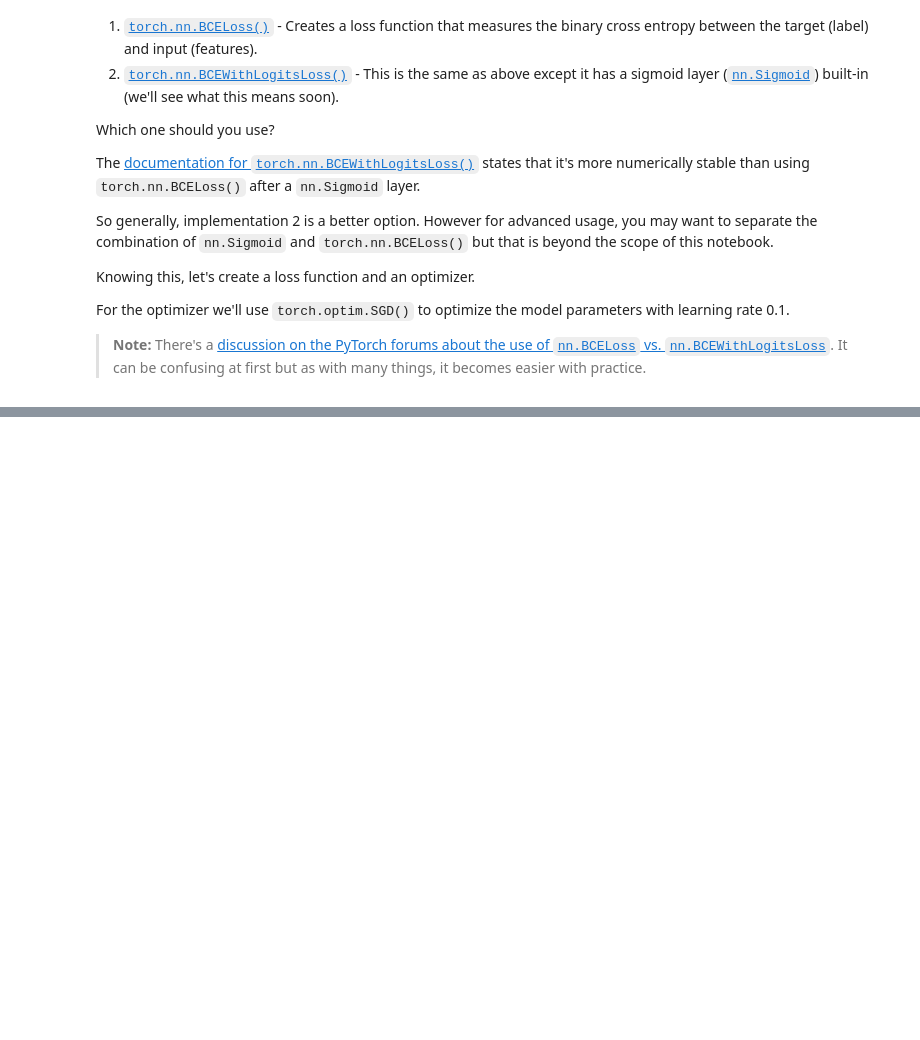
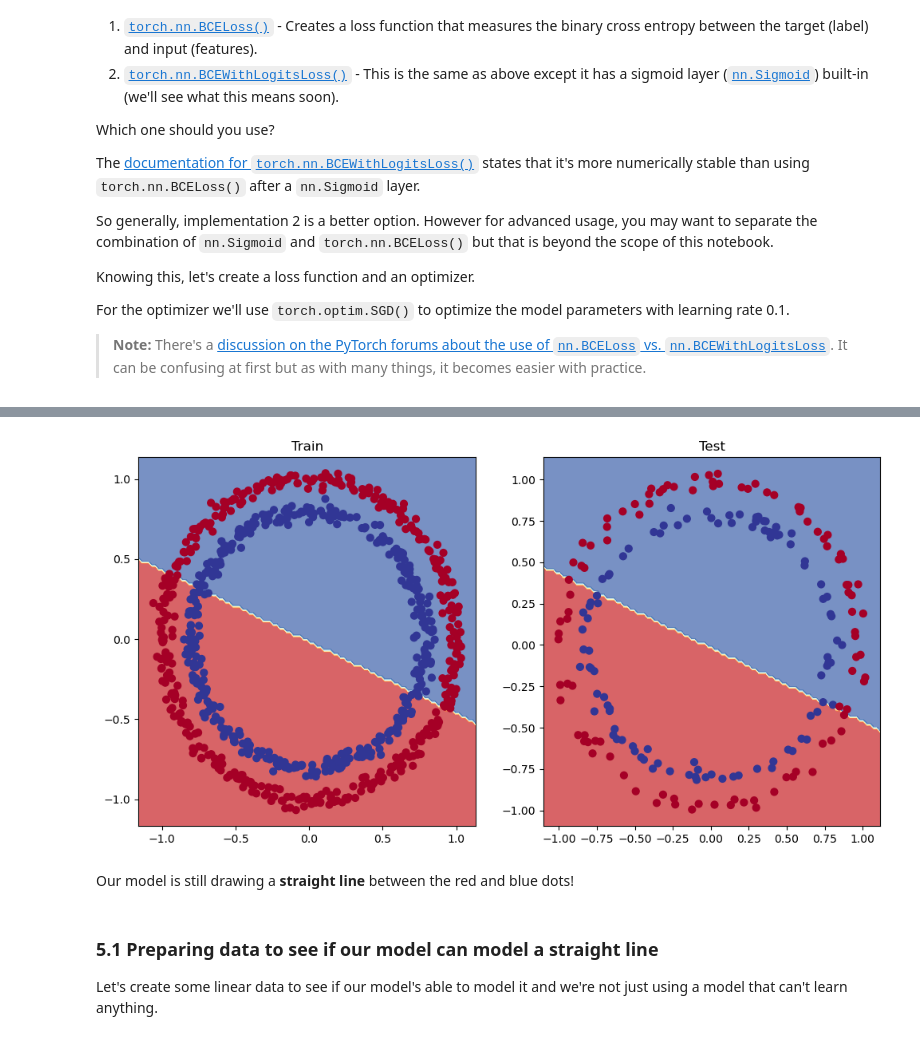
Before and after one commit to youssef-omarrr/Machine-and-deep-learning, a Jupyter notebook: Chapter 2/02_pytorch_classification.ipynb, the cells around one changed output, grey strips where cells are left out. Cells and saved outputs as stored; diff of their text form; code cells hidden in the pictures; blank space fills up the shorter version.

```diff
--- a/Chapter 2/02_pytorch_classification.ipynb
+++ b/Chapter 2/02_pytorch_classification.ipynb
@@ -368,0 +495,15 @@ def accuracy_fn(y_true, y_pred):
+# %%
+import requests
+from pathlib import Path
+
+# Download helper functions from Learn PyTorch repo (if not already downloaded)
+if Path("helper_functions.py").is_file():
+  print("helper_functions.py already exists, skipping download")
+else:
+  print("Downloading helper_functions.py")
+  # in requests.get it has to be link to the *raw* code
+  request = requests.get("https://raw.githubusercontent.com/mrdbourke/pytorch-deep-learning/main/helper_functions.py")
+  with open("helper_functions.py", "wb") as f:
+    f.write(request.content)
+
+from helper_functions import plot_predictions, plot_decision_boundary
@@ -368,0 +557,13 @@ def accuracy_fn(y_true, y_pred):
+# %%
+class CircleModelV1(nn.Module):
+    def __init__(self):
+        super().__init__()
+        self.layer1 = nn.Linear(in_features=2, out_features=16) # more hidden units
+        self.layer2 = nn.Linear(in_features=16, out_features=16)
+        self.layer3 = nn.Linear(in_features=16, out_features=1) # extra layer
+
+    def forward(self, X):
+        return self.layer3(self.layer2(self.layer1(X)))
+
+model_1 = CircleModelV1().to(device)
+model_1
@@ -368,0 +576,4 @@ def accuracy_fn(y_true, y_pred):
+# %%
+# Don't forget to update optimizer to the new model
+optimizer = torch.optim.SGD(params=model_1.parameters(),
+                            lr=0.1)
@@ -368,0 +636,18 @@ def accuracy_fn(y_true, y_pred):
+# %%
+# Plot decision boundaries for training and test sets
+plt.figure(figsize=(12, 6))
+plt.subplot(1, 2, 1)
+plt.title("Train")
+plot_decision_boundary(model_1, X_train, y_train)
+
+plt.subplot(1, 2, 2)
+plt.title("Test")
+plot_decision_boundary(model_1, X_test, y_test)
+# %% [output]
+[figure, added]
+# %% [markdown]
+Our model is still drawing a **straight line** between the red and blue dots!
+# %% [markdown]
+### 5.1 Preparing data to see if our model can model a straight line
+
+Let's create some linear data to see if our model's able to model it and we're not just using a model that can't learn anything.
```
Also changed, not shown: parts of 43 cells of this notebook, 1 other file.
